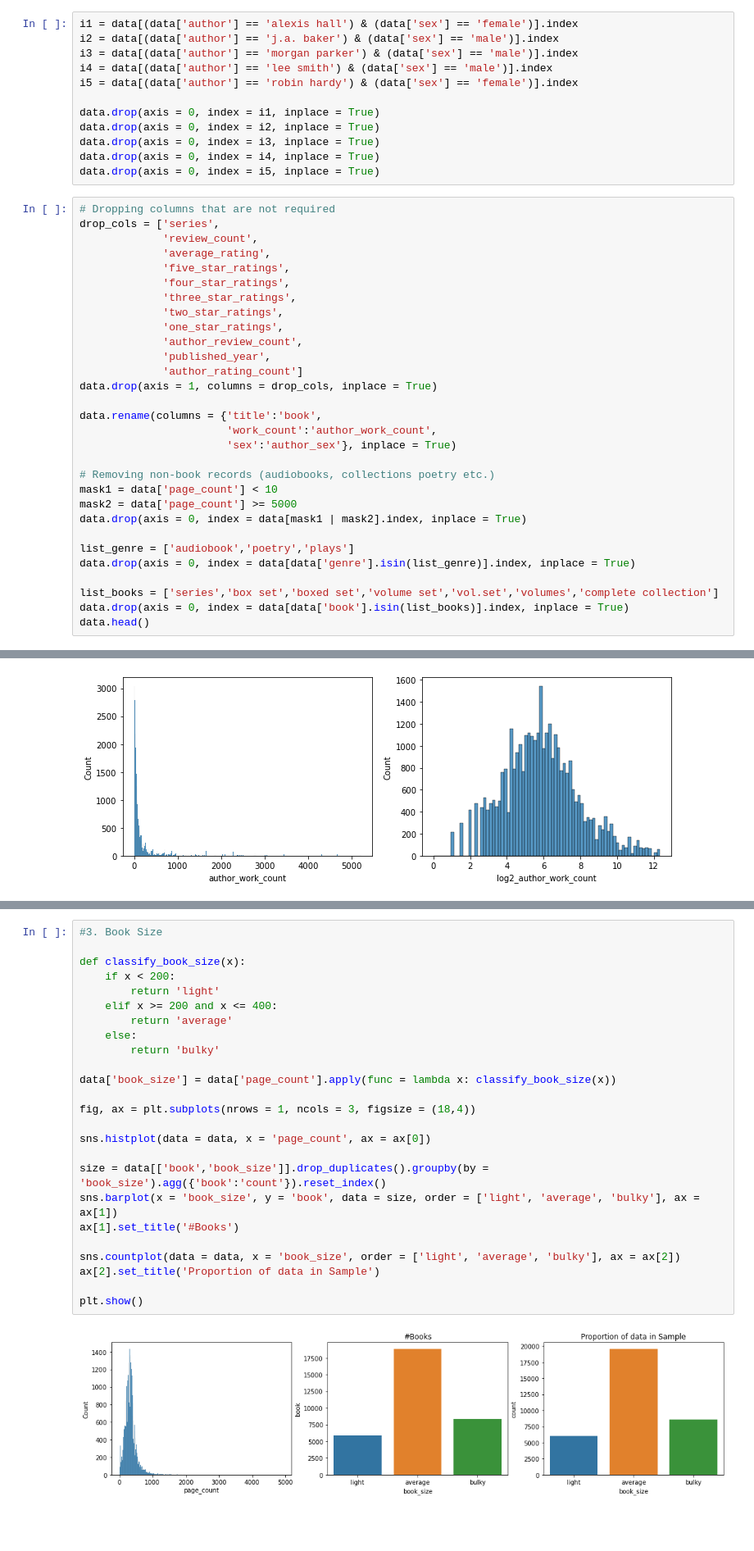
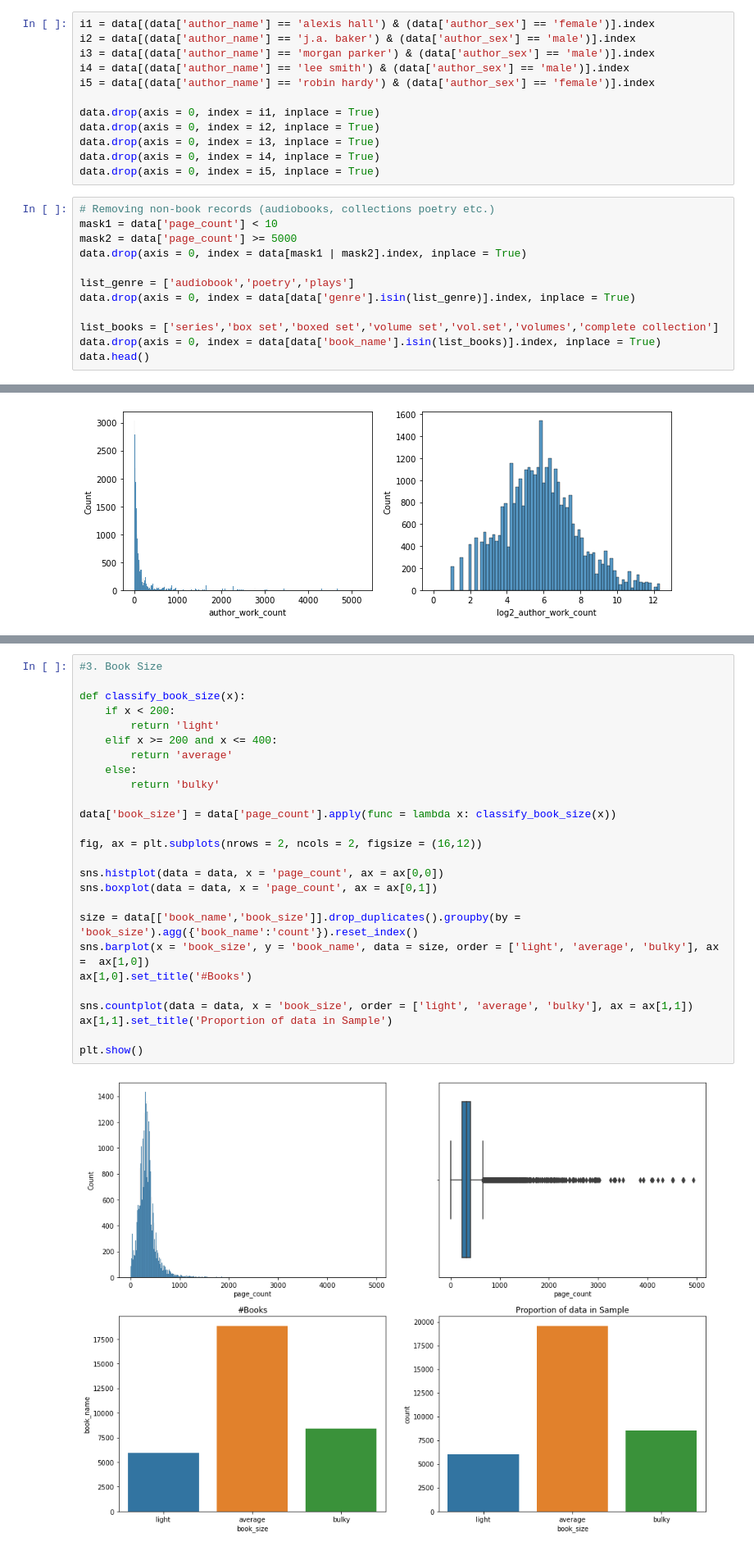
Before and after one commit to ECorpron/Goodreads-Analysis, a Jupyter notebook: 03 Source Codes/03 master_data_processing.ipynb, the cells around one changed output, grey strips where cells are left out. Shown: that part at 82% size. Saved outputs shown, nothing was run; the diff lists cells and outputs as text; blank space fills up the shorter version.

```diff
--- a/03 Source Codes/03 master_data_processing.ipynb
+++ b/03 Source Codes/03 master_data_processing.ipynb
@@ -70,9 +123,9 @@ Name: author, dtype: int64
 # %%
-i1 = data[(data['author'] == 'alexis hall') & (data['sex'] == 'female')].index
-i2 = data[(data['author'] == 'j.a. baker') & (data['sex'] == 'male')].index
-i3 = data[(data['author'] == 'morgan parker') & (data['sex'] == 'male')].index
-i4 = data[(data['author'] == 'lee smith') & (data['sex'] == 'male')].index
-i5 = data[(data['author'] == 'robin hardy') & (data['sex'] == 'female')].index
+i1 = data[(data['author_name'] == 'alexis hall') & (data['author_sex'] == 'female')].index
+i2 = data[(data['author_name'] == 'j.a. baker') & (data['author_sex'] == 'male')].index
+i3 = data[(data['author_name'] == 'morgan parker') & (data['author_sex'] == 'male')].index
+i4 = data[(data['author_name'] == 'lee smith') & (data['author_sex'] == 'male')].index
+i5 = data[(data['author_name'] == 'robin hardy') & (data['author_sex'] == 'female')].index
 
 data.drop(axis = 0, index = i1, inplace = True)
 data.drop(axis = 0, index = i2, inplace = True)
@@ -80,24 +133,6 @@ data.drop(axis = 0, index = i3, inplace = True)
 data.drop(axis = 0, index = i4, inplace = True)
 data.drop(axis = 0, index = i5, inplace = True)
 # %%
-# Dropping columns that are not required
-drop_cols = ['series',
-             'review_count',
-             'average_rating',
-             'five_star_ratings',
-             'four_star_ratings',
-             'three_star_ratings',
-             'two_star_ratings',
-             'one_star_ratings',
-             'author_review_count',
-             'published_year',
-             'author_rating_count']
-data.drop(axis = 1, columns = drop_cols, inplace = True)
-
-data.rename(columns = {'title':'book',
-                       'work_count':'author_work_count',
-                       'sex':'author_sex'}, inplace = True)
-
 # Removing non-book records (audiobooks, collections poetry etc.)
 mask1 = data['page_count'] < 10
 mask2 = data['page_count'] >= 5000
@@ -107,6 +142,6 @@ list_genre = ['audiobook','poetry','plays']
 data.drop(axis = 0, index = data[data['genre'].isin(list_genre)].index, inplace = True)
 
 list_books = ['series','box set','boxed set','volume set','vol.set','volumes','complete collection']
-data.drop(axis = 0, index = data[data['book'].isin(list_books)].index, inplace = True)
+data.drop(axis = 0, index = data[data['book_name'].isin(list_books)].index, inplace = True)
 data.head()
 # %% [output]
@@ -170,30 +205,31 @@ plt.show()
 # %%
 #3. Book Size
 
 def classify_book_size(x):
     if x < 200:
         return 'light'
     elif x >= 200 and x <= 400:
         return 'average'
     else:
         return 'bulky'
 
 data['book_size'] = data['page_count'].apply(func = lambda x: classify_book_size(x))
 
-fig, ax = plt.subplots(nrows = 1, ncols = 3, figsize = (18,4))
+fig, ax = plt.subplots(nrows = 2, ncols = 2, figsize = (16,12))
 
-sns.histplot(data = data, x = 'page_count', ax = ax[0])
+sns.histplot(data = data, x = 'page_count', ax = ax[0,0])
+sns.boxplot(data = data, x = 'page_count', ax = ax[0,1])
 
-size = data[['book','book_size']].drop_duplicates().groupby(by = 'book_size').agg({'book':'count'}).reset_index()
-sns.barplot(x = 'book_size', y = 'book', data = size, order = ['light', 'average', 'bulky'], ax =  ax[1])
-ax[1].set_title('#Books')
+size = data[['book_name','book_size']].drop_duplicates().groupby(by = 'book_size').agg({'book_name':'count'}).reset_index()
+sns.barplot(x = 'book_size', y = 'book_name', data = size, order = ['light', 'average', 'bulky'], ax =  ax[1,0])
+ax[1,0].set_title('#Books')
 
-sns.countplot(data = data, x = 'book_size', order = ['light', 'average', 'bulky'], ax = ax[2])
-ax[2].set_title('Proportion of data in Sample')
+sns.countplot(data = data, x = 'book_size', order = ['light', 'average', 'bulky'], ax = ax[1,1])
+ax[1,1].set_title('Proportion of data in Sample')
 
 plt.show()
 # %% [output]
-[figure, old version]
+[figure, new version]
 # %%
 #4. Genre Mapping
 genre = pd.read_csv('C:\\Users\\juhic\\OneDrive\\Desktop\\genre mapping.csv')
```
Also changed, not shown: parts of 12 cells of this notebook, 7 other files.
